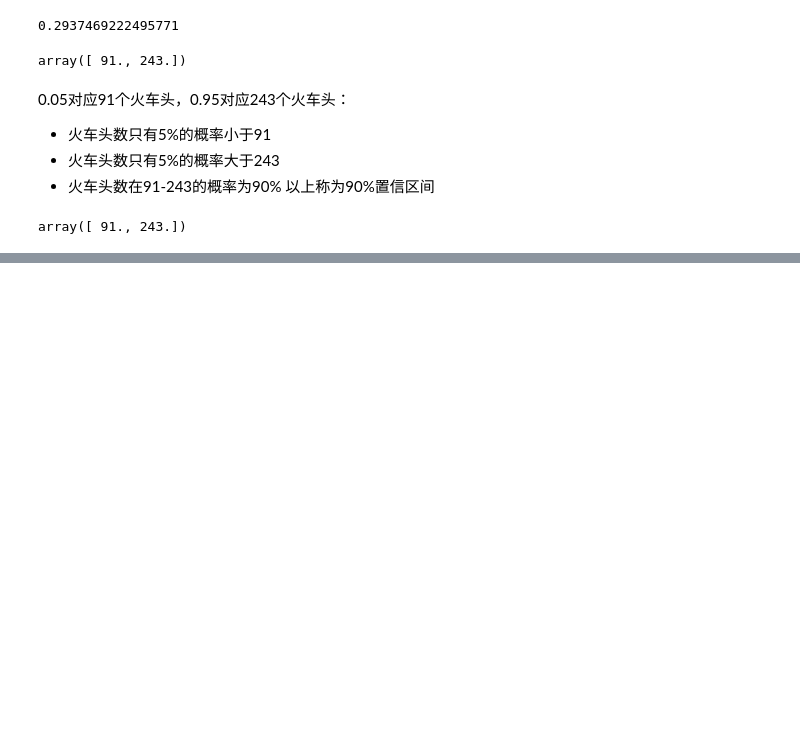
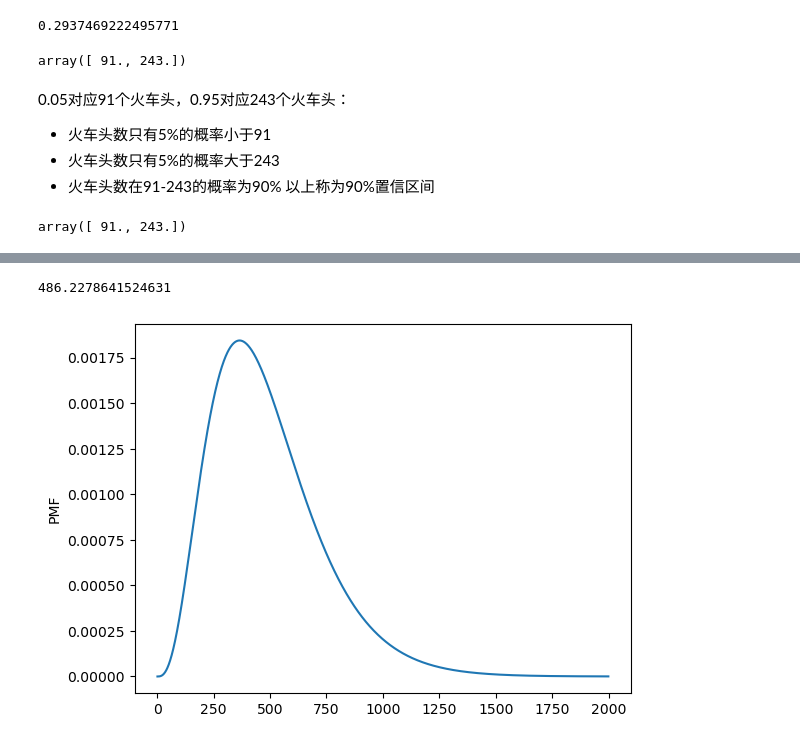
Before and after one commit to w-boom/TestThinkBayesbyAllenDowney, a Jupyter notebook: Chap05.ipynb, the cells around one changed output, grey strips where cells are left out. Saved outputs shown, nothing was run; the diff lists cells and outputs as text; code cells hidden in the pictures; blank space fills up the shorter version.

```diff
--- a/Chap05.ipynb
+++ b/Chap05.ipynb
@@ -188,0 +211,25 @@ array([ 91., 243.])
+# %%
+import numpy as np
+from empiricaldist import Pmf
+import matplotlib.pyplot as plt
+from scipy.stats import binom
+
+hypos = np.arange(1, 2000, 1)
+prior = Pmf(1, hypos)
+prior.normalize()
+
+likelihood1 = binom.pmf(2, hypos, 1/365)
+likelihood2 = binom.pmf(1, hypos, 1/365)
+likelihood3 = binom.pmf(0, hypos, 1/365)
+
+posterior = prior * likelihood1 * likelihood2 * likelihood3
+posterior.normalize()
+
+posterior.plot()
+ax = plt.gca()
+ax.set(label = 'Number of people in the audience', ylabel = 'PMF')
+
+posterior.mean()
+# %% [output]
+486.2278641524631
+[figure, added]
```
Also changed, not shown: parts of 3 cells of this notebook.
